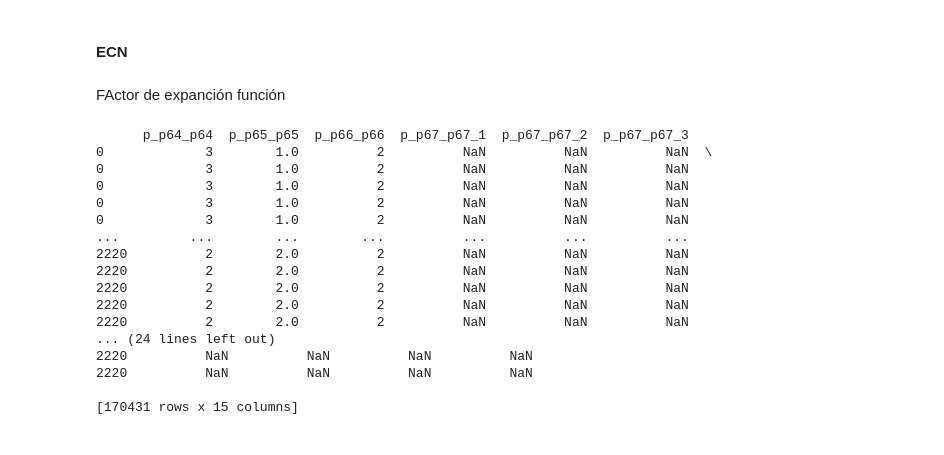
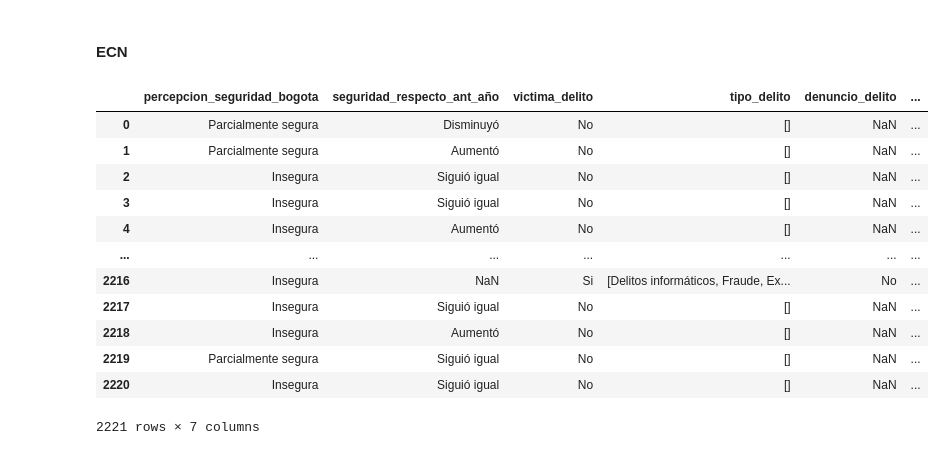
Before and after one commit to JuanParraG/dinamita-de-datos, a Jupyter notebook: Análisis de datos.ipynb, the cells around one changed output. Drawn from its saved outputs; the diff is of its cells as text; code cells hidden in the pictures.

```diff
--- a/Análisis de datos.ipynb
+++ b/Análisis de datos.ipynb
@@ -303,5 +304,3 @@ EPC2019.head(3)
 <h3>ETL</h3>
 # %% [markdown]
 <h4>ECN
-# %% [markdown]
-FActor de expanción función
@@ -316,26 +367,31 @@ def factor_exp(df, nombre_factor):
 # %%
-'fexp'
-print(factor_exp(ECN2020, 'fexp'))
+#print(factor_exp(ECN2020, 'fexp'))
+#print(factor_exp(ECN2021ANT, 'fax expansión'))
+#print(factor_exp(ECN2022, 'F.EXPANSIÓN'))
+ECN2020=arreglar_df(ECN2020, listaColumnasECN2020)
+arreglar_row(ECN2020)
+ECN2021ANT=arreglar_df(ECN2021ANT, listaColumnasECN2021)
+arreglar_row(ECN2021ANT)
+ECN2022=arreglar_df(ECN2022, listaColumnasECN2022)
+arreglar_row(ECN2022)
 #ECN2020.dtypes
 #ECN2020.isnull().sum()
 #ECN2020.shape (2221, 16)
 #sns.pairplot(data)
 #plt.show()
-# %% [output]
-      p_p64_p64  p_p65_p65  p_p66_p66  p_p67_p67_1  p_p67_p67_2  p_p67_p67_3
-0             3        1.0          2          NaN          NaN          NaN  \
-0             3        1.0          2          NaN          NaN          NaN
-0             3        1.0          2          NaN          NaN          NaN
-0             3        1.0          2          NaN          NaN          NaN
-0             3        1.0          2          NaN          NaN          NaN
-...         ...        ...        ...          ...          ...          ...
-2220          2        2.0          2          NaN          NaN          NaN
-2220          2        2.0          2          NaN          NaN          NaN
-2220          2        2.0          2          NaN          NaN          NaN
-2220          2        2.0          2          NaN          NaN          NaN
-2220          2        2.0          2          NaN          NaN          NaN
-... (24 lines left out)
-2220          NaN          NaN          NaN          NaN
-2220          NaN          NaN          NaN          NaN
-
-[170431 rows x 15 columns]
+# %%
+ECN2020
+# %% [output]
+|  | percepcion_seguridad_bogota | seguridad_respecto_ant_año | victima_delito | tipo_delito | denuncio_delito | ... |
+| 0 | Parcialmente segura | Disminuyó | No | [] | NaN | ... |
+| 1 | Parcialmente segura | Aumentó | No | [] | NaN | ... |
+| 2 | Insegura | Siguió igual | No | [] | NaN | ... |
+| 3 | Insegura | Siguió igual | No | [] | NaN | ... |
+| 4 | Insegura | Aumentó | No | [] | NaN | ... |
+| ... | ... | ... | ... | ... | ... | ... |
+| 2216 | Insegura | NaN | Si | [Delitos informáticos, Fraude, Ex... | No | ... |
+| 2217 | Insegura | Siguió igual | No | [] | NaN | ... |
+| 2218 | Insegura | Aumentó | No | [] | NaN | ... |
+| 2219 | Parcialmente segura | Siguió igual | No | [] | NaN | ... |
+| 2220 | Insegura | Siguió igual | No | [] | NaN | ... |
+2221 rows × 7 columns
```
Also changed, not shown: parts of 8 cells of this notebook.
